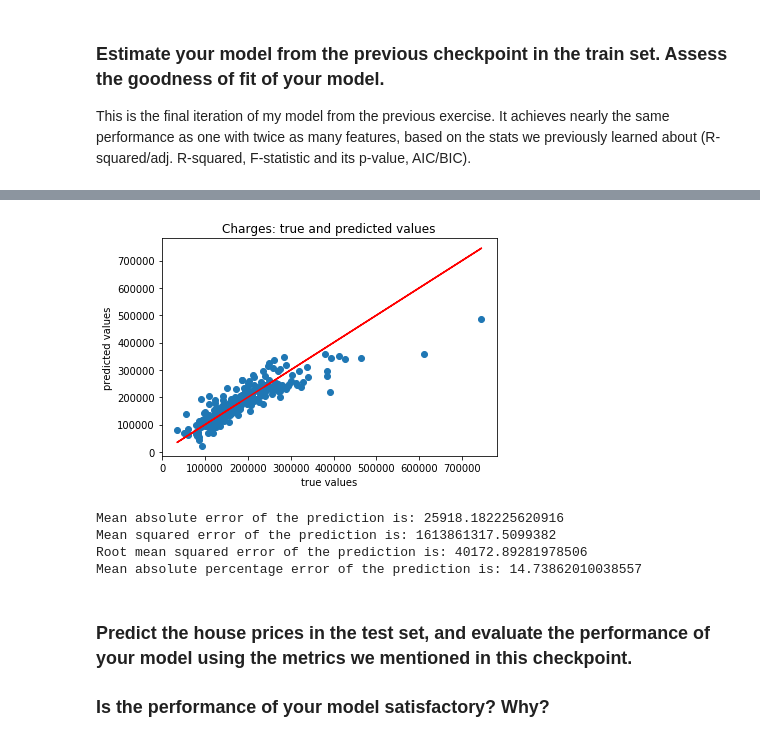
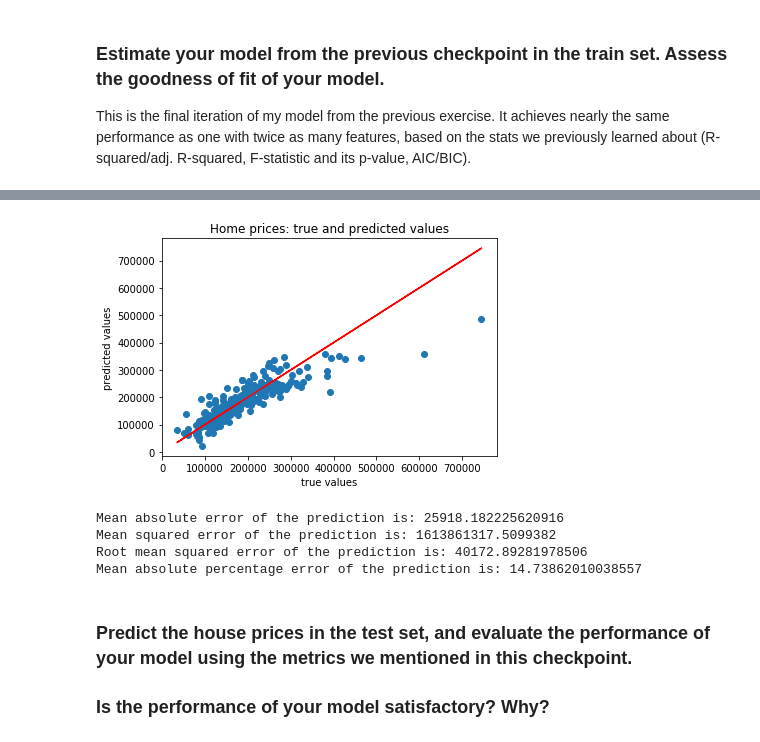
Before and after one commit to iamjeremybe/thinkful_data_science, a Jupyter notebook: Thinkful - Making predictions - house prices.ipynb, the cells around one changed output, grey strips where cells are left out. Cells and saved outputs as stored; diff of their text form; code cells hidden in the pictures.

```diff
--- a/Thinkful - Making predictions - house prices.ipynb
+++ b/Thinkful - Making predictions - house prices.ipynb
@@ -189,24 +189,24 @@ strong multicollinearity or other numerical problems.
 # %%
 # We add constant to the model as it's a best practice
 # to do so every time!
 X_test = sm.add_constant(X_test)
 
 # We are making predictions here
 y_preds = results.predict(X_test)
 
 plt.scatter(y_test, y_preds)
 plt.plot(y_test, y_test, color="red")
 plt.xlabel("true values")
 plt.ylabel("predicted values")
-plt.title("Charges: true and predicted values")
+plt.title("Home prices: true and predicted values")
 plt.show()
 
 print("Mean absolute error of the prediction is: {}".format(mean_absolute_error(y_test, y_preds)))
 print("Mean squared error of the prediction is: {}".format(mse(y_test, y_preds)))
 print("Root mean squared error of the prediction is: {}".format(rmse(y_test, y_preds)))
 print("Mean absolute percentage error of the prediction is: {}".format(np.mean(np.abs((y_test - y_preds) / y_test)) * 100))
 # %% [output]
-[figure, old version]
+[figure, new version]
 Mean absolute error of the prediction is: 25918.182225620916
 Mean squared error of the prediction is: 1613861317.5099382
 Root mean squared error of the prediction is: 40172.89281978506
```
Also changed, not shown: parts of 9 cells of this notebook.
